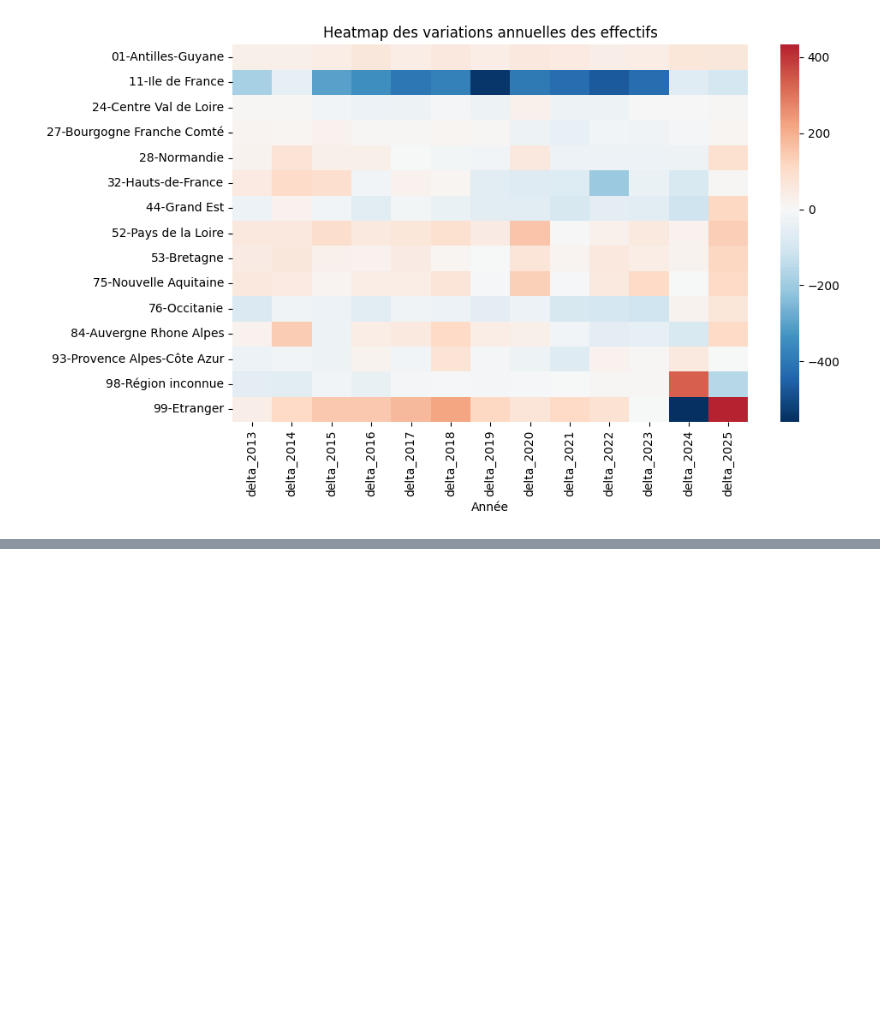
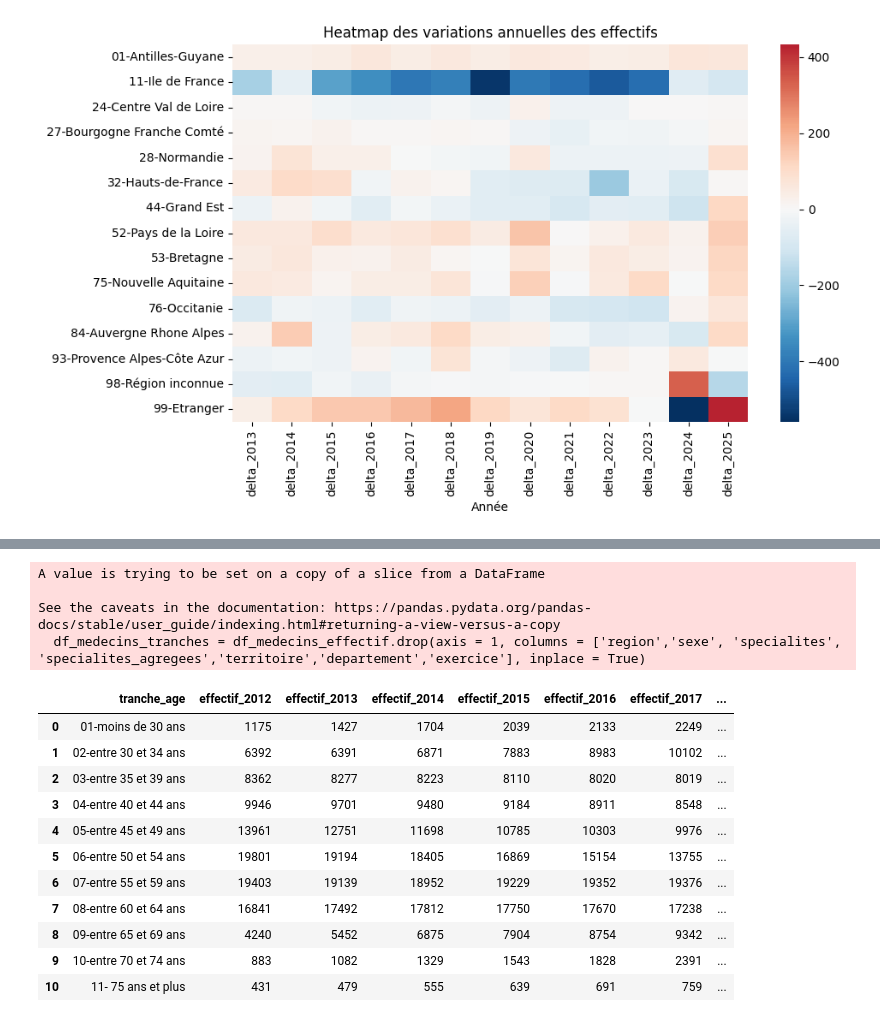
Before and after one commit to dfornier/Python-pour-la-data-science, a Jupyter notebook: StatDesc_2.ipynb, the cells around one changed output, grey strips where cells are left out. Saved outputs shown, nothing was run; the diff lists cells and outputs as text; code cells hidden in the pictures; blank space fills up the shorter version.

```diff
--- a/StatDesc_2.ipynb
+++ b/StatDesc_2.ipynb
@@ -342,0 +423,32 @@ df["delta_total"] = df["effectif_2025"] - df["effectif_2012"]
+# %%
+# Traitement de la feuille des effectifs : on ne conserve que les médecins généralistes et on enlève les variables pas pertinentes ou redondantes
+df_medecins_effectif = df_medecins_effectif_complet[(df_medecins_effectif_complet['specialites_agregees'] == '1-Médecine générale')
+    & (df_medecins_effectif_complet['sexe'] == '0-Ensemble')
+    & (df_medecins_effectif_complet['exercice']=='0-Ensemble')
+    & (df_medecins_effectif_complet['region'] == '00-Ensemble')
+    & (df_medecins_effectif_complet['territoire'] == "0-France entière")
+    & (df_medecins_effectif_complet['tranche_age'] != "00-Ensemble")
+    & (df_medecins_effectif_complet['specialites'] == '00-Ensemble')
+    ]
+
+df_medecins_tranches = df_medecins_effectif.drop(axis = 1, columns = ['region','sexe', 'specialites', 'specialites_agregees','territoire','departement','exercice'], inplace = True)
+df_medecins_effectif.reset_index(drop = True, inplace = True)
+
+df_medecins_effectif
+# %% [output]
+A value is trying to be set on a copy of a slice from a DataFrame
+
+See the caveats in the documentation: https://pandas.pydata.org/pandas-docs/stable/user_guide/indexing.html#returning-a-view-versus-a-copy
+  df_medecins_tranches = df_medecins_effectif.drop(axis = 1, columns = ['region','sexe', 'specialites', 'specialites_agregees','territoire','departement','exercice'], inplace = True)
+|  | tranche_age | effectif_2012 | effectif_2013 | effectif_2014 | effectif_2015 | effectif_2016 | effectif_2017 | ... |
+| 0 | 01-moins de 30 ans | 1175 | 1427 | 1704 | 2039 | 2133 | 2249 | ... |
+| 1 | 02-entre 30 et 34 ans | 6392 | 6391 | 6871 | 7883 | 8983 | 10102 | ... |
+| 2 | 03-entre 35 et 39 ans | 8362 | 8277 | 8223 | 8110 | 8020 | 8019 | ... |
+| 3 | 04-entre 40 et 44 ans | 9946 | 9701 | 9480 | 9184 | 8911 | 8548 | ... |
+| 4 | 05-entre 45 et 49 ans | 13961 | 12751 | 11698 | 10785 | 10303 | 9976 | ... |
+| 5 | 06-entre 50 et 54 ans | 19801 | 19194 | 18405 | 16869 | 15154 | 13755 | ... |
+| 6 | 07-entre 55 et 59 ans | 19403 | 19139 | 18952 | 19229 | 19352 | 19376 | ... |
+| 7 | 08-entre 60 et 64 ans | 16841 | 17492 | 17812 | 17750 | 17670 | 17238 | ... |
+| 8 | 09-entre 65 et 69 ans | 4240 | 5452 | 6875 | 7904 | 8754 | 9342 | ... |
+| 9 | 10-entre 70 et 74 ans | 883 | 1082 | 1329 | 1543 | 1828 | 2391 | ... |
+| 10 | 11- 75 ans et plus | 431 | 479 | 555 | 639 | 691 | 759 | ... |
```
Also changed, not shown: parts of 8 cells of this notebook.
